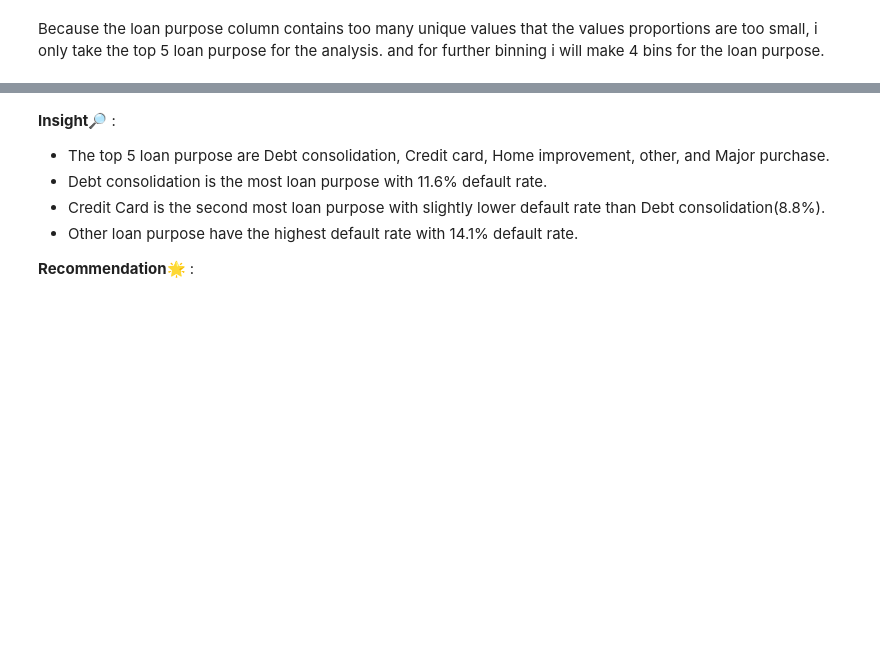
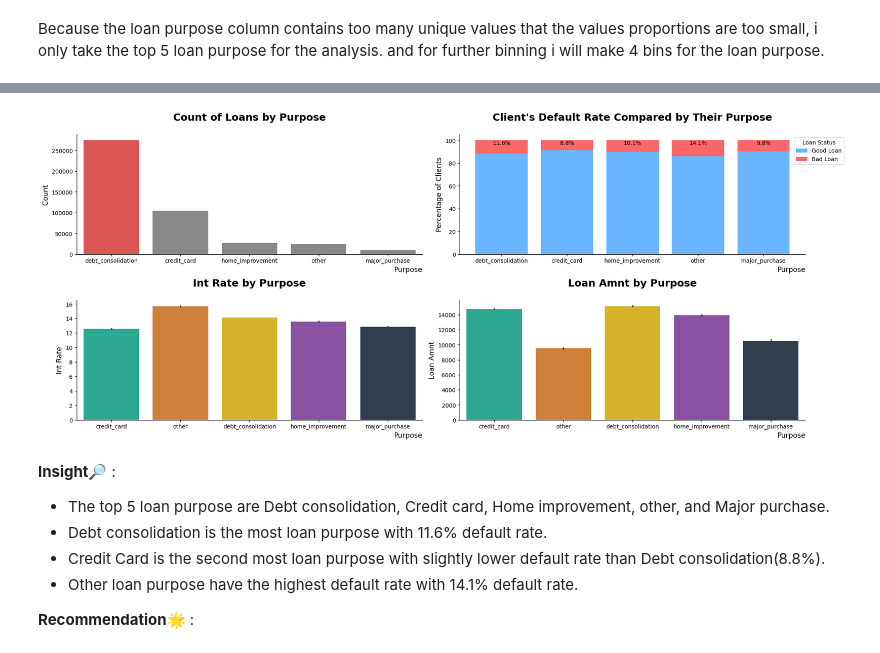
Before and after one commit to azaryasph/IDX-Partners-Project-Based-Internship-Prediction-Model, a Jupyter notebook: notebooks/Prediction Model.ipynb, the cells around one changed output, grey strips where cells are left out. Saved outputs shown, nothing was run; the diff lists cells and outputs as text; code cells hidden in the pictures; blank space fills up the shorter version.

```diff
--- a/notebooks/Prediction Model.ipynb
+++ b/notebooks/Prediction Model.ipynb
@@ -1054,3 +883,35 @@ plt.show()
+# %%
+top_values = dfloan.purpose.value_counts().head(5).index
+top_purpose = dfloan[dfloan.purpose.isin(top_values)]
+
+order_purp = top_purpose.purpose.value_counts().index
+# palette for countplot top purposes highlight
+palette_purpose = ['#F13F3F'] + ['#898989'] * 4
+
+# palette for barplot
+custpal = ["#1abc9c", "#e67e22", "#f1c40f", "#8e44ad", "#2c3e50", "#27ae60"]
+
+plt.figure(figsize=(20, 12))
+plt.subplot(3, 2, 1)
+create_countplot('purpose', top_purpose, hue='loan_status', order=order_purp, palette=palette_purpose)
+
+
+plt.subplot(3, 2, 2)
+create_stacked_barchart(top_purpose, 'purpose', 'loan_status', order_purp, target_colors, bbox_to_anchor=(1.12, 1))
+
+plt.subplot(3, 2 ,3)
+create_barplot('purpose', 'int_rate', top_purpose, hue='loan_status', palette=custpal)
+
+
+plt.subplot(3, 2, 4)
+create_barplot('purpose', 'loan_amnt', top_purpose, hue='loan_status', palette=custpal)
+
+
+sns.despine()
+plt.tight_layout()
+plt.show()
+# %% [output]
+[figure, added]
 # %% [markdown]
 **Insight🔎** :<br>
 - The top 5 loan purpose are Debt consolidation, Credit card, Home improvement, other, and Major purchase.
```
Also changed, not shown: parts of 10 cells of this notebook.
